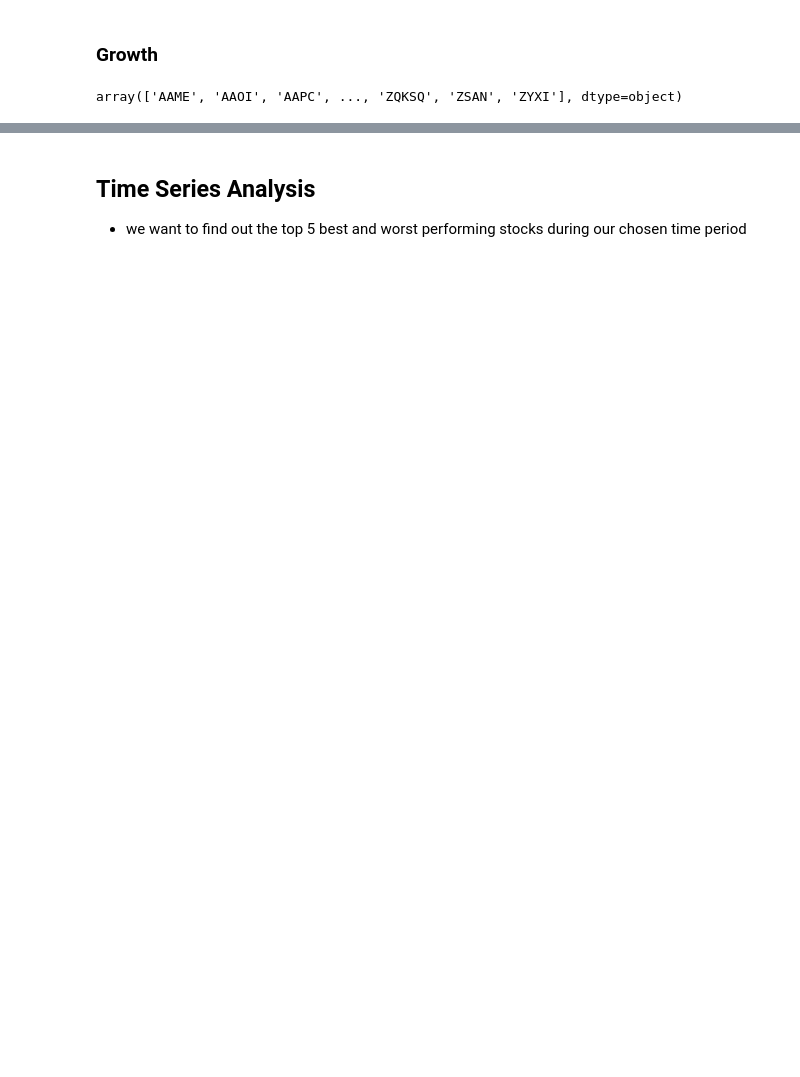
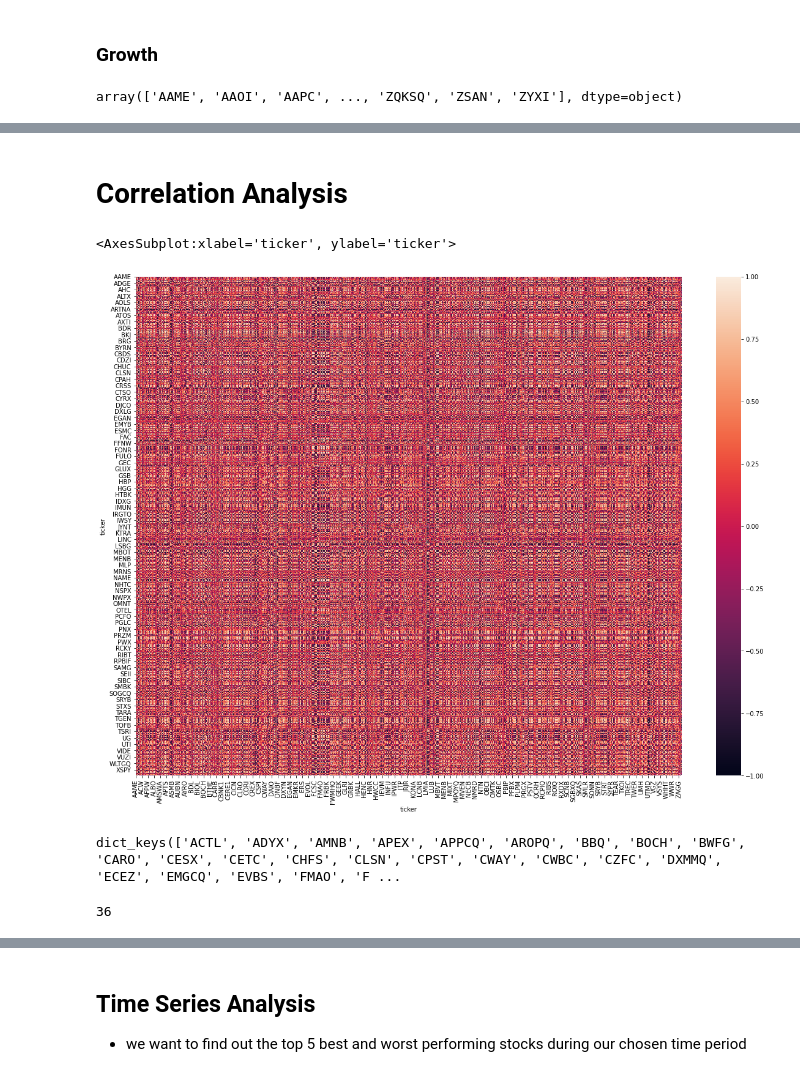
Before and after one commit to Quarky123/capstone, a Jupyter notebook: code/02_EDA_new.ipynb, the cells around one changed output, grey strips where cells are left out. Cells and saved outputs as stored; diff of their text form; code cells hidden in the pictures; blank space fills up the shorter version.

```diff
--- a/code/02_EDA_new.ipynb
+++ b/code/02_EDA_new.ipynb
@@ -178,0 +511,8 @@ Timestamp('2015-01-02 00:00:00')
+# %% [markdown]
+# Correlation Analysis
+# %%
+corr = df.pivot('date', 'ticker', 'Growth').corr()
+sns.heatmap(corr)
+# %% [output]
+<AxesSubplot:xlabel='ticker', ylabel='ticker'>
+[figure, added]
@@ -178,0 +550,8 @@ Timestamp('2015-01-02 00:00:00')
+# %%
+positive_cor.keys()
+# %% [output]
+dict_keys(['ACTL', 'ADYX', 'AMNB', 'APEX', 'APPCQ', 'AROPQ', 'BBQ', 'BOCH', 'BWFG', 'CARO', 'CESX', 'CETC', 'CHFS', 'CLSN', 'CPST', 'CWAY', 'CWBC', 'CZFC', 'DXMMQ', 'ECEZ', 'EMGCQ', 'EVBS', 'FMAO', 'F ...
+# %%
+len(positive_cor.keys())
+# %% [output]
+36
```
Also changed, not shown: parts of 63 cells of this notebook, 1 other file.
